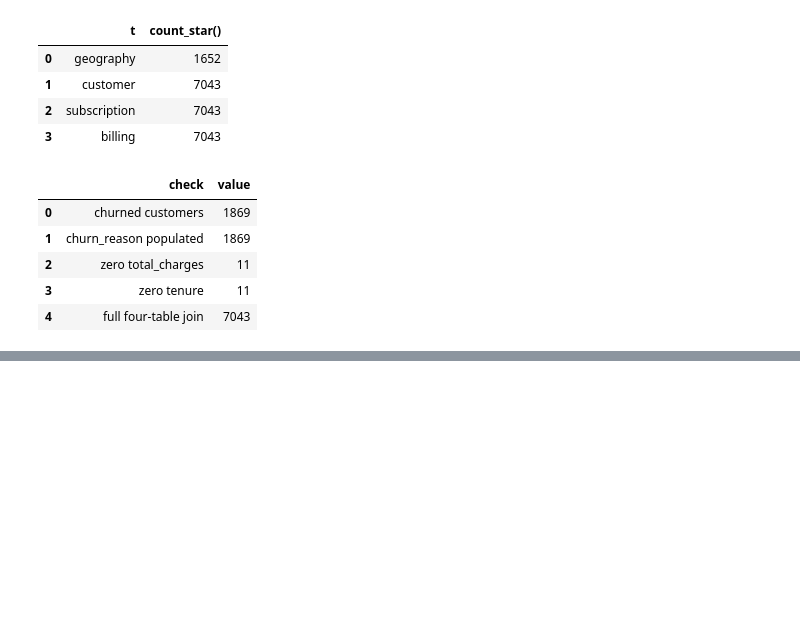
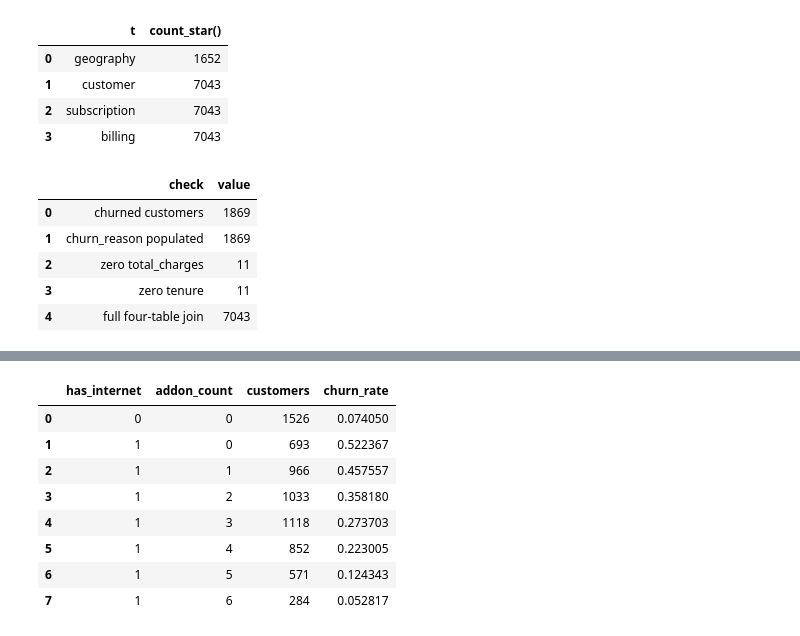
Before and after one commit to MainDevWork/Customer_Lifetime_Value_Churn_Prediction, a Jupyter notebook: ipynb/02_schema_build.ipynb, the cells around one changed output, grey strips where cells are left out. Saved outputs shown, nothing was run; the diff lists cells and outputs as text; code cells hidden in the pictures; blank space fills up the shorter version.

```diff
--- a/ipynb/02_schema_build.ipynb
+++ b/ipynb/02_schema_build.ipynb
@@ -149,0 +170,16 @@ con.execute("""
+# %%
+con.execute("""
+    SELECT has_internet, addon_count, COUNT(*) AS customers, AVG(churn_value) AS churn_rate
+    FROM vw_customer_features
+    GROUP BY 1, 2 ORDER BY 1, 2
+""").df()
+# %% [output]
+|  | has_internet | addon_count | customers | churn_rate |
+| 0 | 0 | 0 | 1526 | 0.074050 |
+| 1 | 1 | 0 | 693 | 0.522367 |
+| 2 | 1 | 1 | 966 | 0.457557 |
+| 3 | 1 | 2 | 1033 | 0.358180 |
+| 4 | 1 | 3 | 1118 | 0.273703 |
+| 5 | 1 | 4 | 852 | 0.223005 |
+| 6 | 1 | 5 | 571 | 0.124343 |
+| 7 | 1 | 6 | 284 | 0.052817 |
```
Also changed, not shown: parts of 2 cells of this notebook, 1 other file.
